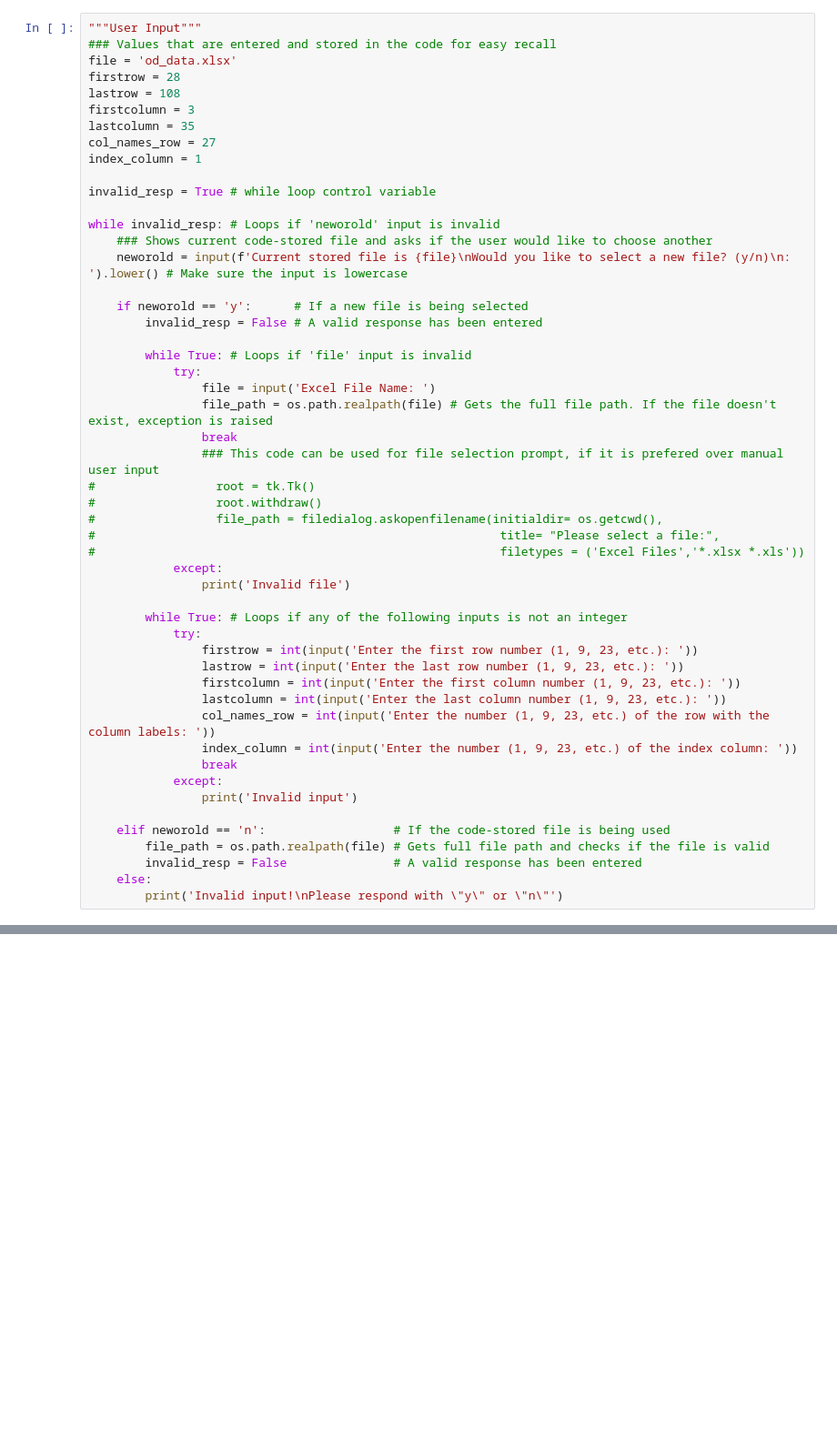
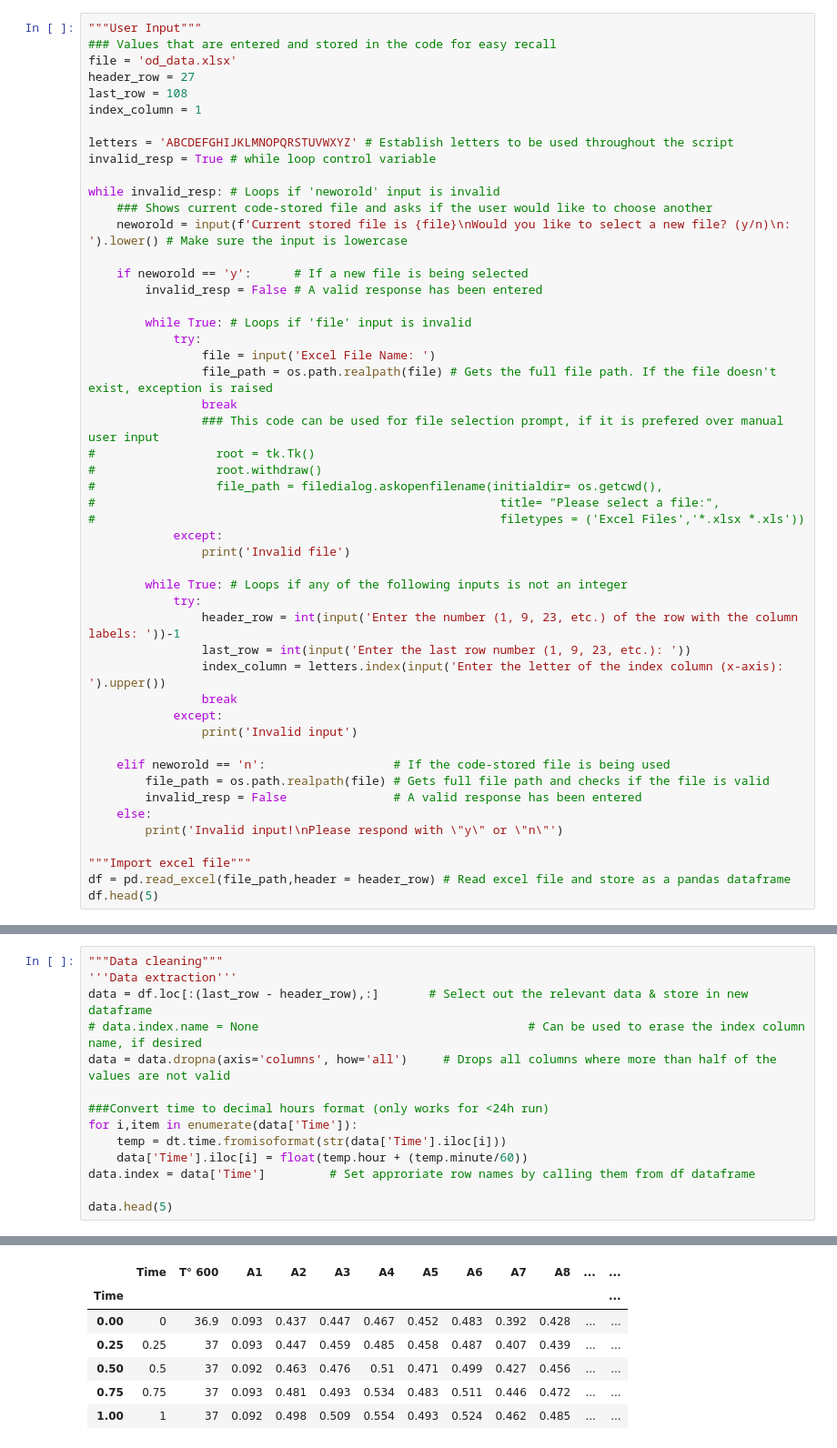
Before and after one commit to mogman95/SummerResearch, a Jupyter notebook: OD Plot/ODdata-analysis.ipynb, the cells around one changed output, grey strips where cells are left out. Shown: that part at 91% size. Drawn from its saved outputs; the diff is of its cells as text; blank space fills up the shorter version.

```diff
--- a/OD Plot/ODdata-analysis.ipynb
+++ b/OD Plot/ODdata-analysis.ipynb
@@ -10,13 +11,11 @@ import matplotlib.pyplot as plt # Not necessary in Jupyter Notebook
 """User Input"""
 ### Values that are entered and stored in the code for easy recall
 file = 'od_data.xlsx'
-firstrow = 28
-lastrow = 108
-firstcolumn = 3
-lastcolumn = 35
-col_names_row = 27
+header_row = 27
+last_row = 108
 index_column = 1
 
+letters = 'ABCDEFGHIJKLMNOPQRSTUVWXYZ' # Establish letters to be used throughout the script
 invalid_resp = True # while loop control variable
 
 while invalid_resp: # Loops if 'neworold' input is invalid
@@ -42,12 +41,9 @@ while invalid_resp: # Loops if 'neworold' input is invalid
 
         while True: # Loops if any of the following inputs is not an integer
             try:
-                firstrow = int(input('Enter the first row number (1, 9, 23, etc.): '))
-                lastrow = int(input('Enter the last row number (1, 9, 23, etc.): '))
-                firstcolumn = int(input('Enter the first column number (1, 9, 23, etc.): '))
-                lastcolumn = int(input('Enter the last column number (1, 9, 23, etc.): '))
-                col_names_row = int(input('Enter the number (1, 9, 23, etc.) of the row with the column labels: '))
-                index_column = int(input('Enter the number (1, 9, 23, etc.) of the index column: '))
+                header_row = int(input('Enter the number (1, 9, 23, etc.) of the row with the column labels: '))-1
+                last_row = int(input('Enter the last row number (1, 9, 23, etc.): '))
+                index_column = letters.index(input('Enter the letter of the index column (x-axis): ').upper())
                 break
             except:
                 print('Invalid input')
@@ -57,6 +53,10 @@ while invalid_resp: # Loops if 'neworold' input is invalid
         invalid_resp = False               # A valid response has been entered
     else:
         print('Invalid input!\nPlease respond with \"y\" or \"n\"')
+
+"""Import excel file"""
+df = pd.read_excel(file_path,header = header_row) # Read excel file and store as a pandas dataframe
+df.head(5)
 # %% [output]
 Current stored file is od_data.xlsx
 Would you like to select a new file? (y/n)
@@ -66,0 +71,15 @@ df = pd.read_excel(file_path,header = None,engine="openpyxl") # Read excel file
+# %%
+"""Data cleaning"""
+'''Data extraction'''
+data = df.loc[:(last_row - header_row),:]       # Select out the relevant data & store in new dataframe
+# data.index.name = None                                      # Can be used to erase the index column name, if desired
+data = data.dropna(axis='columns', how='all')     # Drops all columns where more than half of the values are not valid
+
+###Convert time to decimal hours format (only works for <24h run)
+for i,item in enumerate(data['Time']):
+    temp = dt.time.fromisoformat(str(data['Time'].iloc[i]))
+    data['Time'].iloc[i] = float(temp.hour + (temp.minute/60))
+data.index = data['Time']         # Set approriate row names by calling them from df dataframe
+
+data.head(5)
+# %% [output]
@@ -66,0 +90,7 @@ df = pd.read_excel(file_path,header = None,engine="openpyxl") # Read excel file
+|  | Time | T° 600 | A1 | A2 | A3 | A4 | A5 | A6 | A7 | A8 | ... | ... |
+| Time |  |  |  |  |  |  |  |  |  |  |  | ... |
+| 0.00 | 0 | 36.9 | 0.093 | 0.437 | 0.447 | 0.467 | 0.452 | 0.483 | 0.392 | 0.428 | ... | ... |
+| 0.25 | 0.25 | 37 | 0.093 | 0.447 | 0.459 | 0.485 | 0.458 | 0.487 | 0.407 | 0.439 | ... | ... |
+| 0.50 | 0.5 | 37 | 0.092 | 0.463 | 0.476 | 0.51 | 0.471 | 0.499 | 0.427 | 0.456 | ... | ... |
+| 0.75 | 0.75 | 37 | 0.093 | 0.481 | 0.493 | 0.534 | 0.483 | 0.511 | 0.446 | 0.472 | ... | ... |
+| 1.00 | 1 | 37 | 0.092 | 0.498 | 0.509 | 0.554 | 0.493 | 0.524 | 0.462 | 0.485 | ... | ... |
```
Also changed, not shown: parts of 9 cells of this notebook.
